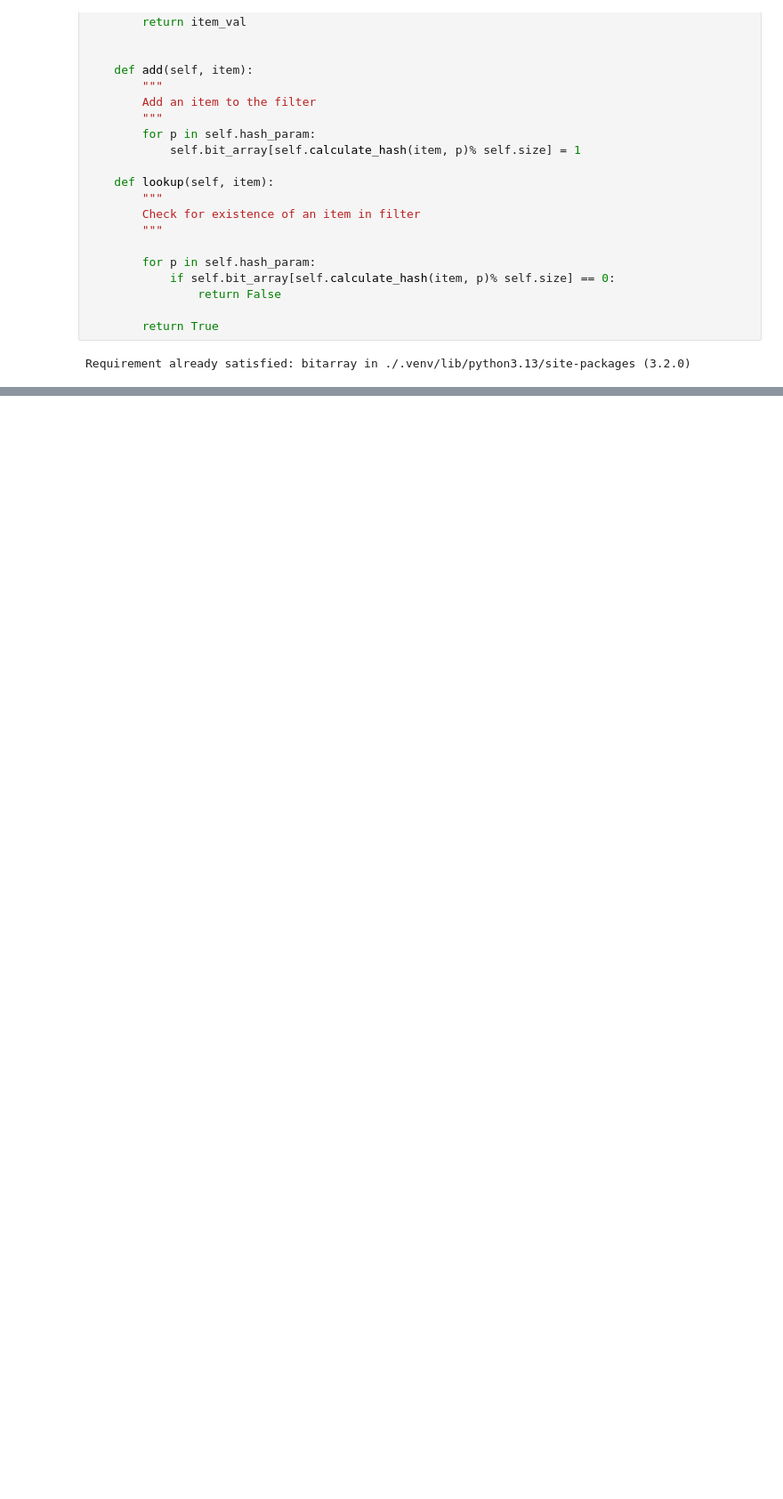
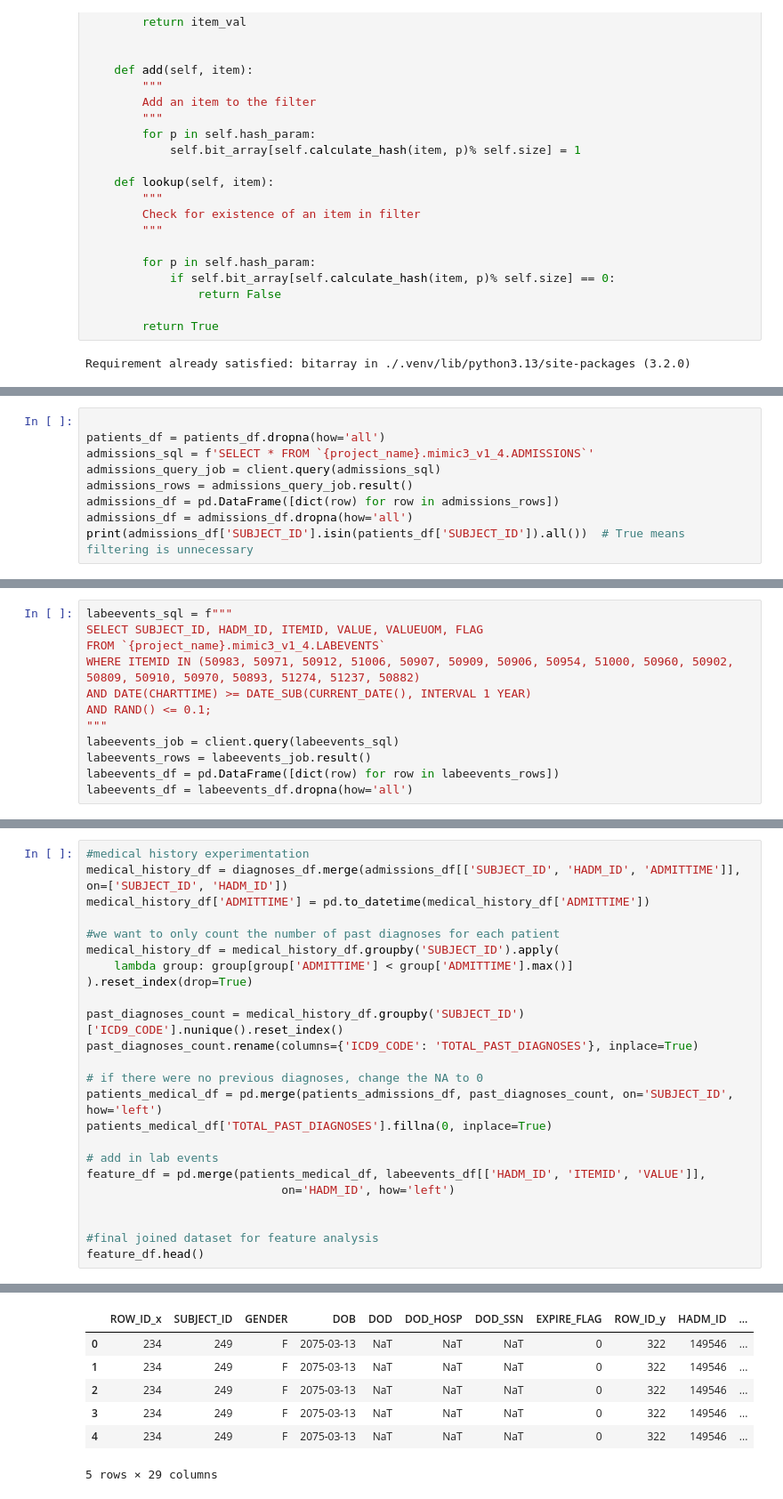
Before and after one commit to syoung212/prevention-data, a Jupyter notebook: testing.ipynb, the cells around one changed output, grey strips where cells are left out. Shown at 89% size. Cells and saved outputs as stored; diff of their text form; blank space fills up the shorter version.

Commit message:
Final joined feature df

```diff
--- a/testing.ipynb
+++ b/testing.ipynb
@@ -230,0 +250,9 @@ For example, when doing 'df[col].method(value, inplace=True)', try using 'df.met
+# %%
+
+patients_df = patients_df.dropna(how='all')
+admissions_sql = f'SELECT * FROM `{project_name}.mimic3_v1_4.ADMISSIONS`'
+admissions_query_job = client.query(admissions_sql)
+admissions_rows = admissions_query_job.result()
+admissions_df = pd.DataFrame([dict(row) for row in admissions_rows])
+admissions_df = admissions_df.dropna(how='all')
+print(admissions_df['SUBJECT_ID'].isin(patients_df['SUBJECT_ID']).all())  # True means filtering is unnecessary
@@ -289,0 +310,12 @@ Patient-Admissions-Diagnoses DataFrame length 152279
+# %%
+labeevents_sql = f"""
+SELECT SUBJECT_ID, HADM_ID, ITEMID, VALUE, VALUEUOM, FLAG
+FROM `{project_name}.mimic3_v1_4.LABEVENTS`
+WHERE ITEMID IN (50983, 50971, 50912, 51006, 50907, 50909, 50906, 50954, 51000, 50960, 50902, 50809, 50910, 50970, 50893, 51274, 51237, 50882)
+AND DATE(CHARTTIME) >= DATE_SUB(CURRENT_DATE(), INTERVAL 1 YEAR)
+AND RAND() <= 0.1;
+"""
+labeevents_job = client.query(labeevents_sql)
+labeevents_rows = labeevents_job.result()
+labeevents_df = pd.DataFrame([dict(row) for row in labeevents_rows])
+labeevents_df = labeevents_df.dropna(how='all')
@@ -289,0 +328,25 @@ Patient-Admissions-Diagnoses DataFrame length 152279
+# %%
+#medical history experimentation
+medical_history_df = diagnoses_df.merge(admissions_df[['SUBJECT_ID', 'HADM_ID', 'ADMITTIME']], on=['SUBJECT_ID', 'HADM_ID'])
+medical_history_df['ADMITTIME'] = pd.to_datetime(medical_history_df['ADMITTIME'])
+
+#we want to only count the number of past diagnoses for each patient
+medical_history_df = medical_history_df.groupby('SUBJECT_ID').apply(
+    lambda group: group[group['ADMITTIME'] < group['ADMITTIME'].max()]
+).reset_index(drop=True)
+
+past_diagnoses_count = medical_history_df.groupby('SUBJECT_ID')['ICD9_CODE'].nunique().reset_index()
+past_diagnoses_count.rename(columns={'ICD9_CODE': 'TOTAL_PAST_DIAGNOSES'}, inplace=True)
+
+# if there were no previous diagnoses, change the NA to 0
+patients_medical_df = pd.merge(patients_admissions_df, past_diagnoses_count, on='SUBJECT_ID', how='left')
+patients_medical_df['TOTAL_PAST_DIAGNOSES'].fillna(0, inplace=True)
+
+# add in lab events
+feature_df = pd.merge(patients_medical_df, labeevents_df[['HADM_ID', 'ITEMID', 'VALUE']],
+                            on='HADM_ID', how='left')
+
+
+#final joined dataset for feature analysis
+feature_df.head()
+# %% [output]
@@ -289,0 +359,7 @@ Patient-Admissions-Diagnoses DataFrame length 152279
+|  | ROW_ID_x | SUBJECT_ID | GENDER | DOB | DOD | DOD_HOSP | DOD_SSN | EXPIRE_FLAG | ROW_ID_y | HADM_ID | ... |
+| 0 | 234 | 249 | F | 2075-03-13 | NaT | NaT | NaT | 0 | 322 | 149546 | ... |
+| 1 | 234 | 249 | F | 2075-03-13 | NaT | NaT | NaT | 0 | 322 | 149546 | ... |
+| 2 | 234 | 249 | F | 2075-03-13 | NaT | NaT | NaT | 0 | 322 | 149546 | ... |
+| 3 | 234 | 249 | F | 2075-03-13 | NaT | NaT | NaT | 0 | 322 | 149546 | ... |
+| 4 | 234 | 249 | F | 2075-03-13 | NaT | NaT | NaT | 0 | 322 | 149546 | ... |
+5 rows × 29 columns
```
Also changed, not shown: parts of 14 cells of this notebook, 1 other file.
